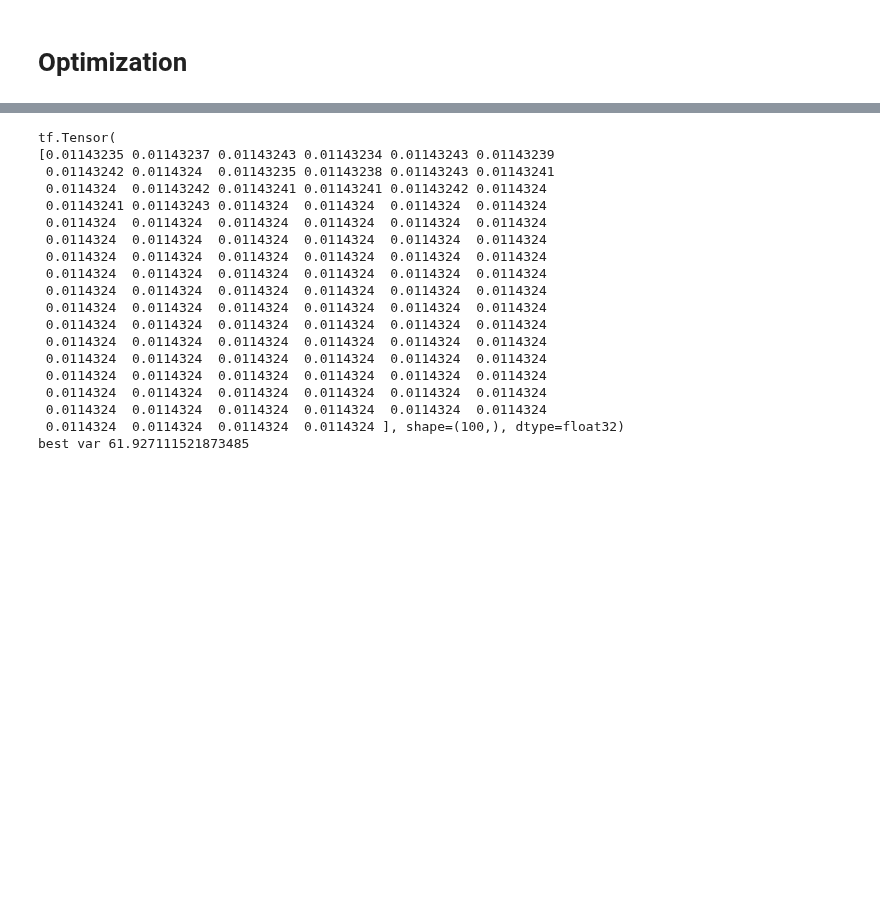
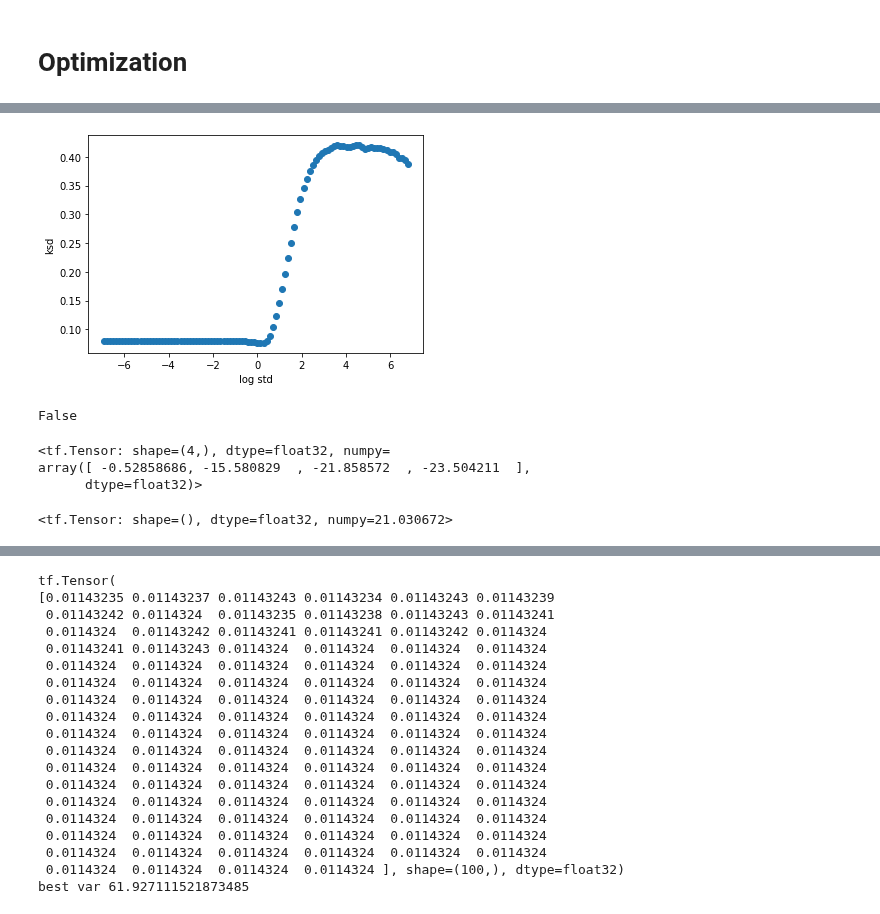
Before and after one commit to XingLLiu/u-stat-high-dim, a Jupyter notebook: find_noise.ipynb, the cells around one changed output, grey strips where cells are left out. Saved outputs shown, nothing was run; the diff lists cells and outputs as text; code cells hidden in the pictures; blank space fills up the shorter version.

Commit message:
try convolution again with different optimizors

```diff
--- a/find_noise.ipynb
+++ b/find_noise.ipynb
@@ -247,0 +279,24 @@ plt.show()
+# %%
+std_list = [tf.math.pow(2., x) for x in tf.experimental.numpy.arange(-50., 50., 1.0).numpy() / 5]
+losses = []
+
+u_vec = param[1:] # tf.eye(dim)[:, 0]
+loss_fn = lambda x: -ksd.eval_mat(x, samples_off, tf.identity(samples_off), conv_samples_full, conv_samples, u=u_vec)
+
+for std in std_list:
+    log_noise_std = tf.math.log(std)
+    _, res = ksd.h1_var(allparams=True, return_scaled_ksd=True,
+                    log_noise_std=log_noise_std,
+                    X=samples_off,
+                    Y=tf.identity(samples_off),
+                    conv_samples_full=conv_samples_full,
+                    conv_samples=conv_samples,
+                    u=u_vec)
+
+    losses.append(res)
+# %%
+_ = plt.scatter([ tf.math.log(x).numpy() for x in std_list], losses)
+_ = plt.xlabel("log std")
+_ = plt.ylabel("ksd")
+# %% [output]
+[figure, added]
@@ -247,0 +335,13 @@ plt.show()
+# %%
+print(tf.experimental.numpy.all(optim_results.converged).numpy()) # should return true
+end_pts = optim_results.position
+end_pts
+# %% [output]
+False
+<tf.Tensor: shape=(4,), dtype=float32, numpy=
+array([ -0.52858686, -15.580829  , -21.858572  , -23.504211  ],
+      dtype=float32)>
+# %%
+tf.math.sqrt(tf.reduce_sum(end_pts[1:]**2)) * tf.exp(end_pts[0])
+# %% [output]
+<tf.Tensor: shape=(), dtype=float32, numpy=21.030672>
```
Also changed, not shown: parts of 12 cells of this notebook, 1 other file.
